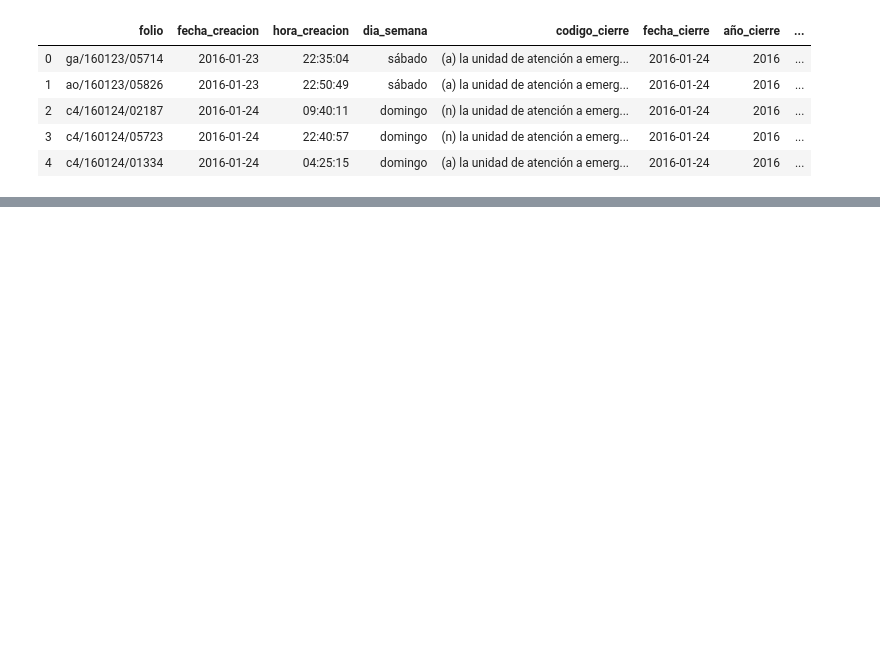
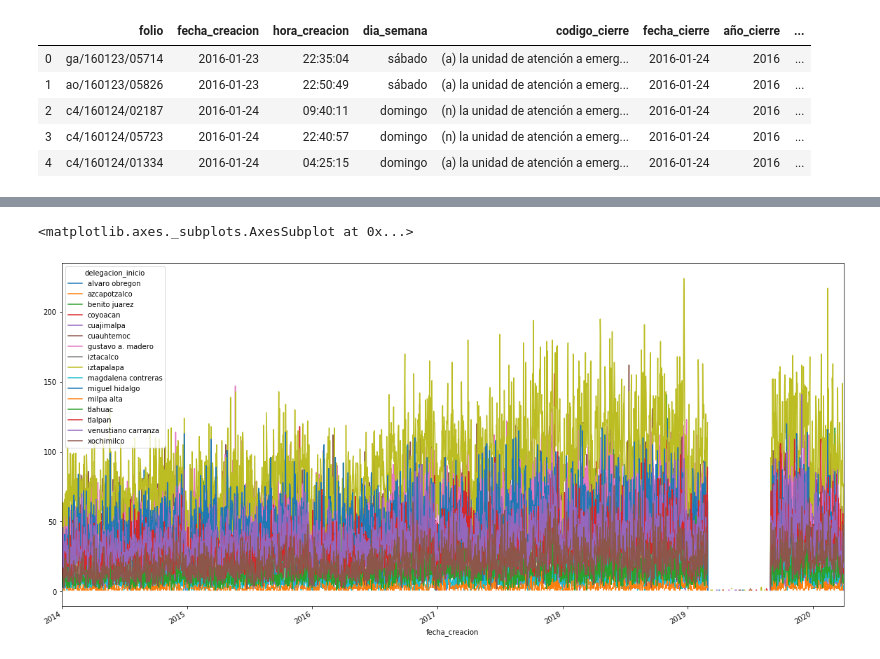
Before and after one commit to ArquitecturaProductoDatos7/Diseno_producto_de_datos-, a Jupyter notebook: EDA/EDA_c5.ipynb, the cells around one changed output, grey strips where cells are left out. Drawn from its saved outputs; the diff is of its cells as text; code cells hidden in the pictures; blank space fills up the shorter version.

```diff
--- a/EDA/EDA_c5.ipynb
+++ b/EDA/EDA_c5.ipynb
@@ -220,0 +230,5 @@ datos_copy.head()
+# %%
+datos_copy.groupby(['fecha_creacion','delegacion_inicio']).folio.count().unstack(level=1).plot()
+# %% [output]
+<matplotlib.axes._subplots.AxesSubplot at 0x...>
+[figure, added]
```
Also changed, not shown: parts of 11 cells of this notebook.
